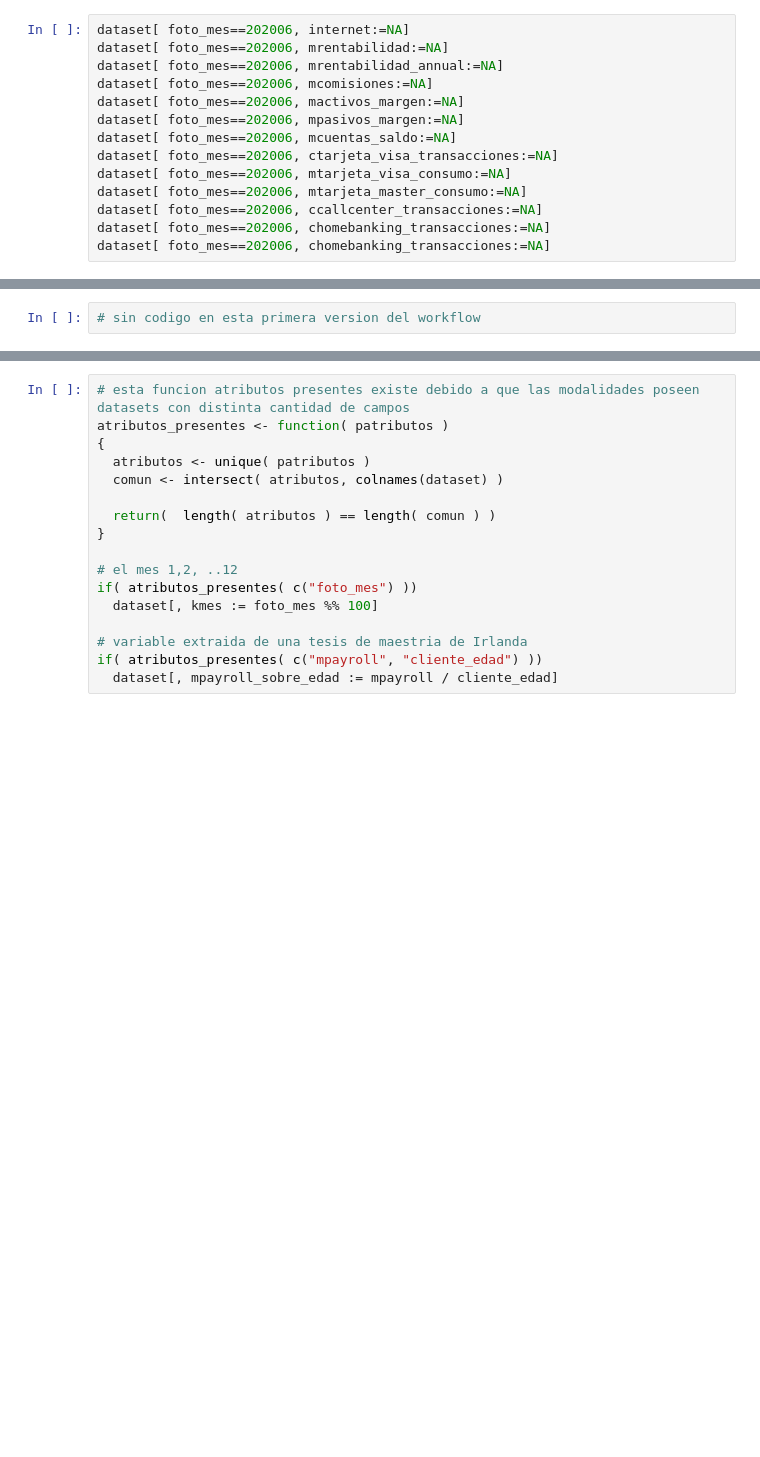
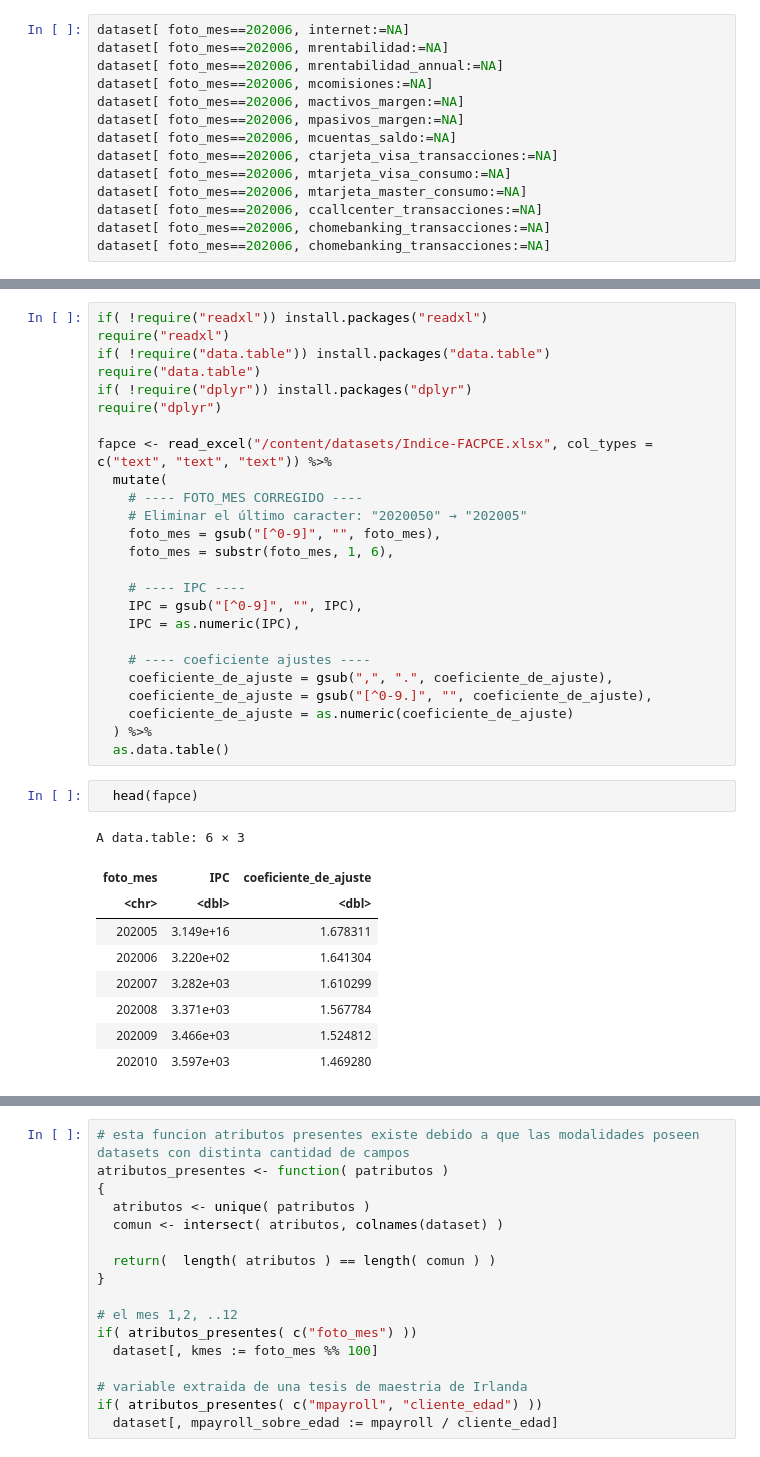
Before and after one commit to keiverdatascience/labo2025v, a Jupyter notebook: src/entrega_final/competicion_kaggle_gerencial_KN.ipynb, the cells around one changed output, grey strips where cells are left out. Saved outputs shown, nothing was run; the diff lists cells and outputs as text; blank space fills up the shorter version.

```diff
--- a/src/entrega_final/competicion_kaggle_gerencial_KN.ipynb
+++ b/src/entrega_final/competicion_kaggle_gerencial_KN.ipynb
@@ -144,2 +238,37 @@ Se intenta corregir el data drifting, quizas ajustando por IPC ...
-# %%
-# sin codigo en esta primera version del workflow
+# %%
+if( !require("readxl")) install.packages("readxl")
+require("readxl")
+if( !require("data.table")) install.packages("data.table")
+require("data.table")
+if( !require("dplyr")) install.packages("dplyr")
+require("dplyr")
+
+fapce <- read_excel("/content/datasets/Indice-FACPCE.xlsx", col_types = c("text", "text", "text")) %>%
+  mutate(
+    # ---- FOTO_MES CORREGIDO ----
+    # Eliminar el último caracter: "2020050" → "202005"
+    foto_mes = gsub("[^0-9]", "", foto_mes),
+    foto_mes = substr(foto_mes, 1, 6),
+
+    # ---- IPC ----
+    IPC = gsub("[^0-9]", "", IPC),
+    IPC = as.numeric(IPC),
+
+    # ---- coeficiente ajustes ----
+    coeficiente_de_ajuste = gsub(",", ".", coeficiente_de_ajuste),
+    coeficiente_de_ajuste = gsub("[^0-9.]", "", coeficiente_de_ajuste),
+    coeficiente_de_ajuste = as.numeric(coeficiente_de_ajuste)
+  ) %>%
+  as.data.table()
+# %%
+  head(fapce)
+# %% [output]
+A data.table: 6 × 3
+| foto_mes | IPC | coeficiente_de_ajuste |
+| <chr> | <dbl> | <dbl> |
+| 202005 | 3.149e+16 | 1.678311 |
+| 202006 | 3.220e+02 | 1.641304 |
+| 202007 | 3.282e+03 | 1.610299 |
+| 202008 | 3.371e+03 | 1.567784 |
+| 202009 | 3.466e+03 | 1.524812 |
+| 202010 | 3.597e+03 | 1.469280 |
```
Also changed, not shown: parts of 57 cells of this notebook.
